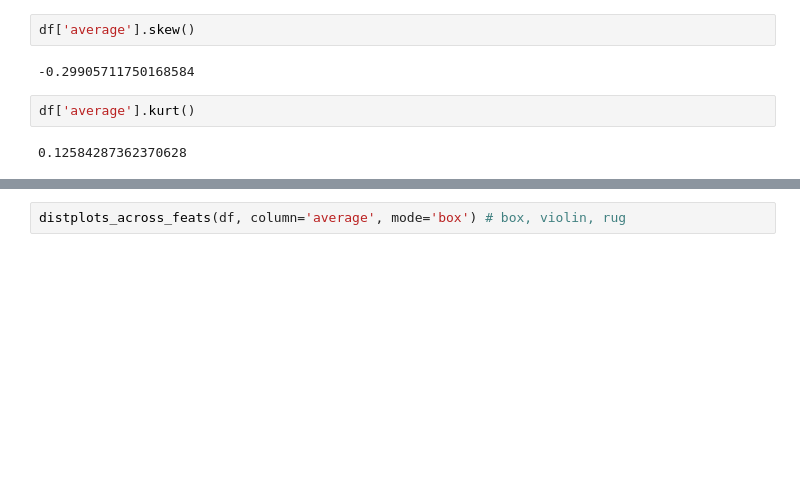
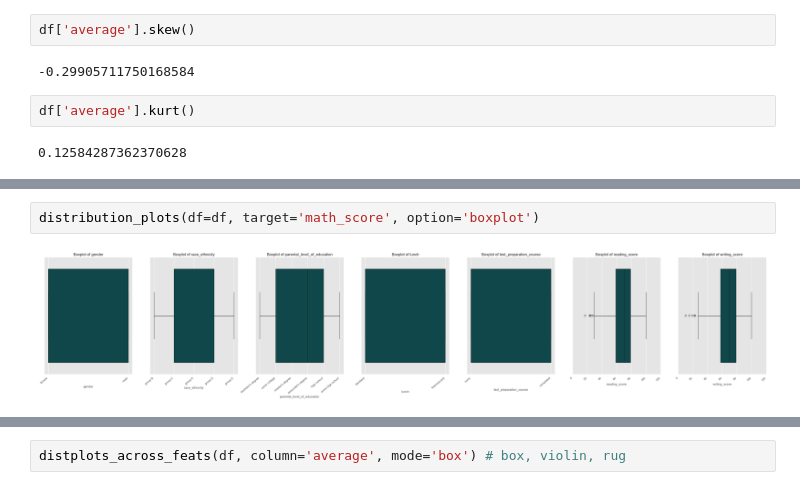
Before and after one commit to badutka/ml-app, a Jupyter notebook: research/validation.ipynb, the cells around one changed output, grey strips where cells are left out. Saved outputs shown, nothing was run; the diff lists cells and outputs as text; blank space fills up the shorter version.

```diff
--- a/research/validation.ipynb
+++ b/research/validation.ipynb
@@ -119,0 +225,4 @@ histograms_across_feats(df, column='race_ethnicity')
+# %%
+distribution_plots(df=df, target='math_score', option='boxplot')
+# %% [output]
+[figure, added]
```
Also changed, not shown: parts of 17 cells of this notebook.
